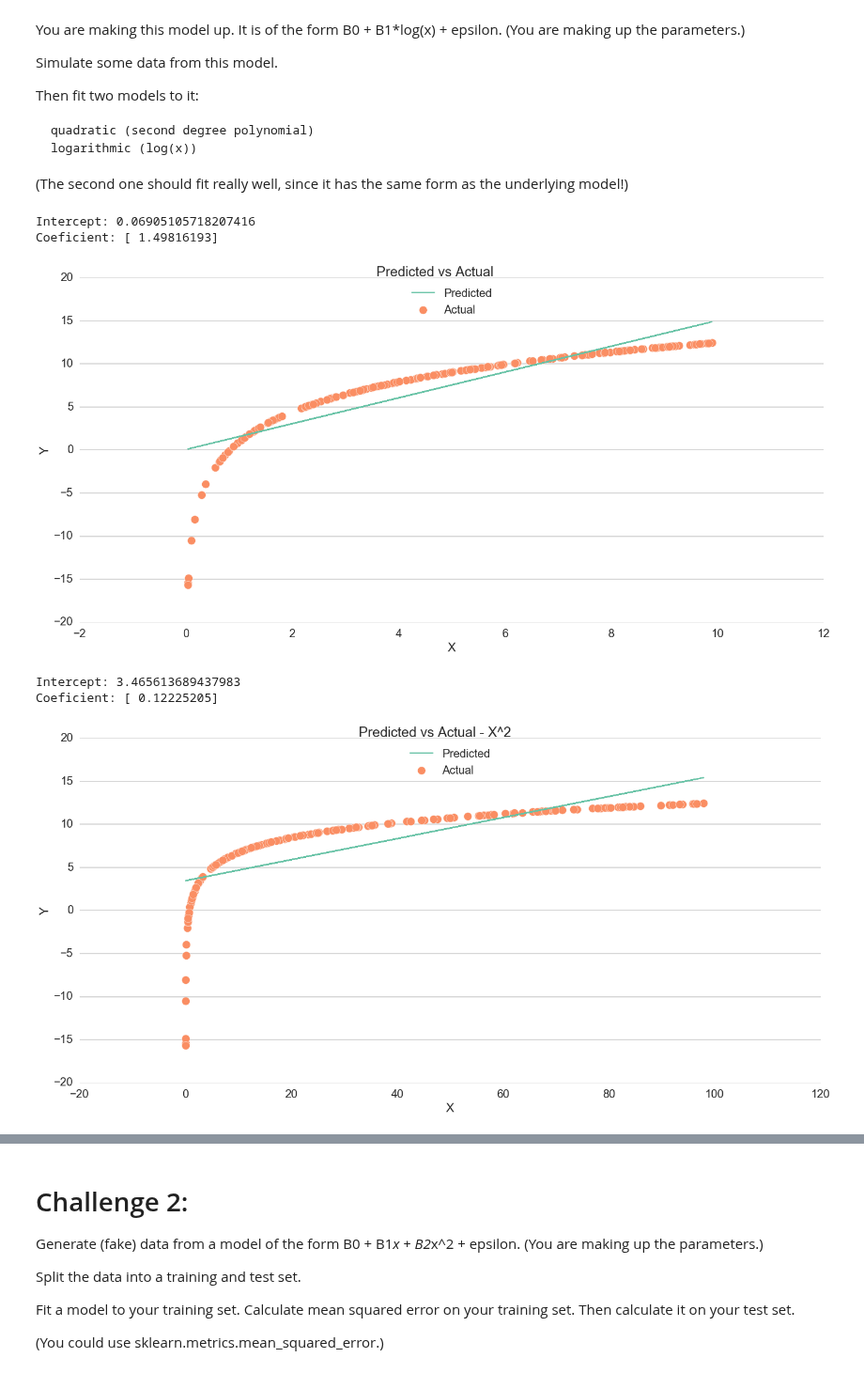
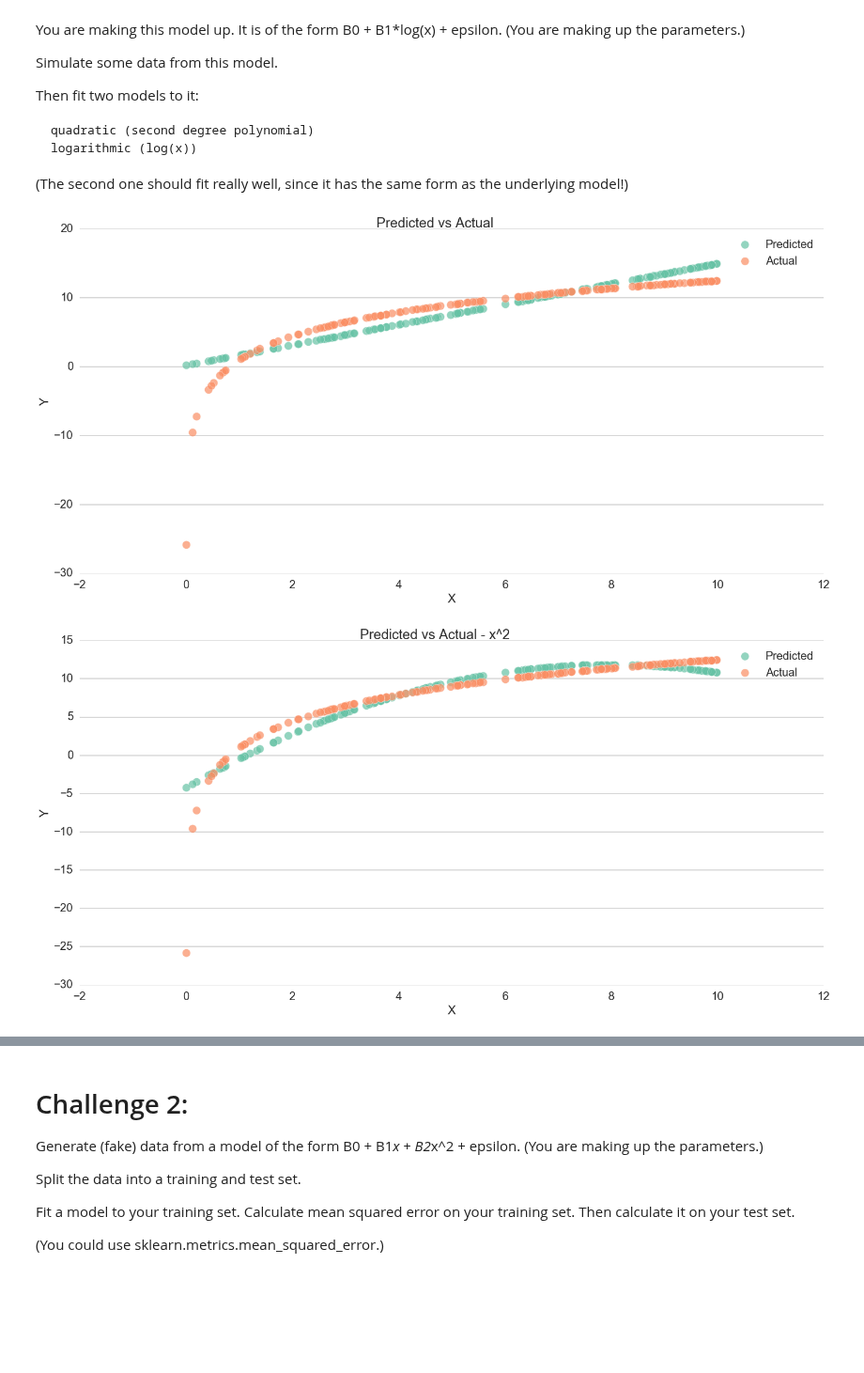
Before and after one commit to robinsones/dsp, a Jupyter notebook: challenges/submissions/04-linear_learning/bryant/04-linear_learning.ipynb, the cells around one changed output, grey strips where cells are left out. Shown at 94% size. Drawn from its saved outputs; the diff is of its cells as text; code cells hidden in the pictures; blank space fills up the shorter version.

```diff
--- a/challenges/submissions/04-linear_learning/bryant/04-linear_learning.ipynb
+++ b/challenges/submissions/04-linear_learning/bryant/04-linear_learning.ipynb
@@ -57,7 +58,7 @@ Then fit two models to it:
 (The second one should fit really well, since it has the same form as the underlying model!)
 # %%
 # generate fake data
-points = 200
+points = 800
 epsilon = sys.float_info.epsilon * np.random.rand(points)
 
 B0 = 1
@@ -70,44 +83,33 @@ df['y'] = B0 + B1 * np.log(df['x']) + epsilon
 # %%
-X = df[['x']]
-y = df['y']
-
 # linear regression model
 lrm = LinearRegression()
-mdl = lrm.fit(X,y)
+mdl = lrm.fit(X_train,y_train)
-# %%
-# model intercept and coefficients
-print('Intercept: {0}'.format(mdl.intercept_))
-print('Coeficient: {0}'.format(mdl.coef_))
-# %% [output]
-Intercept: 0.06905105718207416
-Coeficient: [ 1.49816193]
 # %%
 # make figure
 fig = plt.figure(figsize=(20,10))
 ax = fig.add_subplot(111)
 
 # plots
-ax.plot(X, mdl.predict(X), color=colors[0], linewidth=2.0, label='Predicted')
-#ax.scatter(X, mdl.predict(X), s=100, c=colors[0], alpha=1, label='Predicted', edgecolor='w')
-ax.scatter(X, y, s=200, c=colors[1], alpha=1, label='Actual', edgecolor='w')
+ax.scatter(X_test, mdl.predict(X_test), s=200, c=colors[0], alpha=0.7, label='Predicted', edgecolor='w')
+ax.scatter(X_test, y_test, s=200, c=colors[1], alpha=0.7, label='Actual', edgecolor='w')
 
 # labels/titles
-plt.legend(loc='upper center');
+plt.legend(loc='upper right');
 plt.suptitle('Predicted vs Actual')
 plt.xlabel('X')
 plt.ylabel('Y')
 
 # remove border
 ax.spines["top"].set_visible(False)
 ax.spines["right"].set_visible(False)
 ax.spines["bottom"].set_visible(False)
 ax.spines["left"].set_visible(False)
 
 # show grid
 ax.yaxis.grid(True)
 
 # plot that biddy
 plt.tight_layout()
 _ = plt.show()
 # %% [output]
-[figure, old version]
+[figure, new version]
@@ -121,7 +115,0 @@ mdl_a = lrm.fit(X_a,y_a)
-# %%
-# model intercept and coefficients
-print('Intercept: {0}'.format(mdl_a.intercept_))
-print('Coeficient: {0}'.format(mdl_a.coef_))
-# %% [output]
-Intercept: 3.465613689437983
-Coeficient: [ 0.12225205]
@@ -131,13 +122,12 @@ fig = plt.figure(figsize=(20,10))
 ax = fig.add_subplot(111)
 
 # plots
-ax.plot(X_a, mdl_a.predict(X_a), color=colors[0], linewidth=2.0, label='Predicted')
-#ax.scatter(X_a, mdl_a.predict(X_a), s=100, c=colors[0], alpha=1, label='Predicted', edgecolor='w')
-ax.scatter(X_a, y_a, s=200, c=colors[1], alpha=1, label='Actual', edgecolor='w')
+ax.scatter(X_test, quad.predict(X_test), s=200, c=colors[0], alpha=0.7, label='Predicted', edgecolor='w')
+ax.scatter(X_test, y_test, s=200, c=colors[1], alpha=0.7, label='Actual', edgecolor='w')
 
 # labels/titles
-plt.legend(loc='upper center');
-plt.suptitle('Predicted vs Actual - X^2')
+plt.legend(loc='upper right');
+plt.suptitle('Predicted vs Actual - x^2')
 plt.xlabel('X')
 plt.ylabel('Y')
 
@@ -154,4 +144,4 @@ ax.yaxis.grid(True)
 plt.tight_layout()
 _ = plt.show()
 # %% [output]
-[figure, old version]
+[figure, new version]
```
Also changed, not shown: parts of 36 cells of this notebook.
